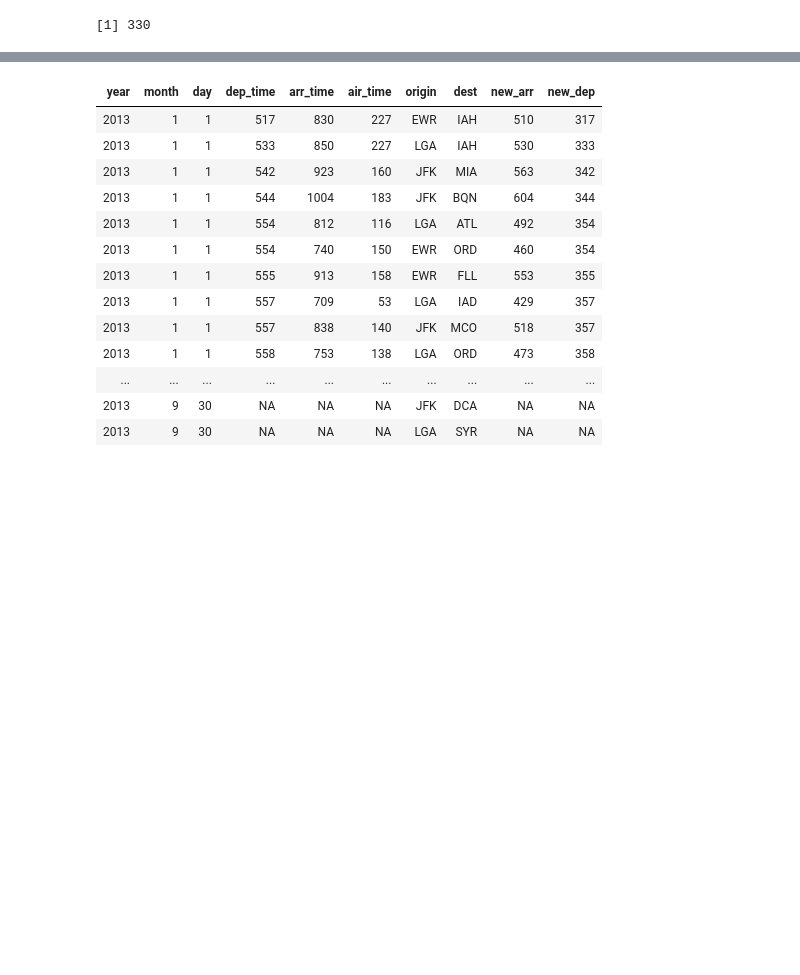
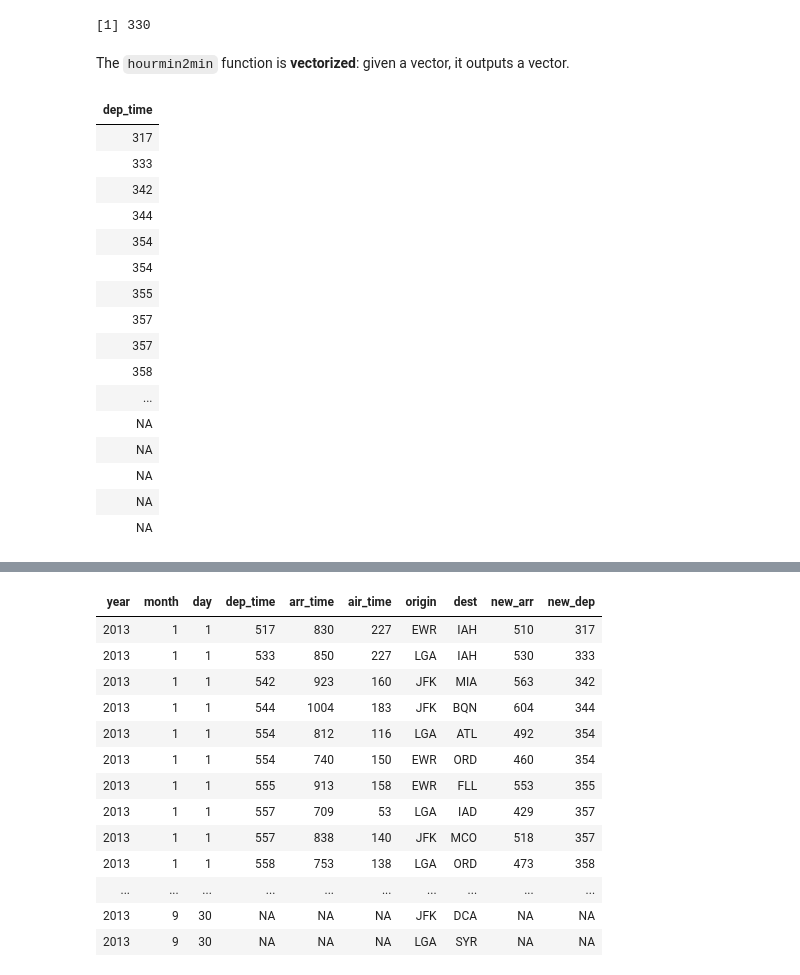
Before and after one commit to ambujtewari/stats306-fall2017, a Jupyter notebook: Lecture05.ipynb, the cells around one changed output, grey strips where cells are left out. Saved outputs shown, nothing was run; the diff lists cells and outputs as text; code cells hidden in the pictures; blank space fills up the shorter version.

```diff
--- a/Lecture05.ipynb
+++ b/Lecture05.ipynb
@@ -70,3 +82,25 @@ hourmin2min <- function(hm) {
 hourmin2min(530)
 # %% [output]
 [1] 330
+# %% [markdown]
+The `hourmin2min` function is **vectorized**: given a vector, it outputs a vector.
+# %%
+hourmin2min(select(my_flights, dep_time))
+# %% [output]
+| dep_time |
+| 317 |
+| 333 |
+| 342 |
+| 344 |
+| 354 |
+| 354 |
+| 355 |
+| 357 |
+| 357 |
+| 358 |
+| ... |
+| NA |
+| NA |
+| NA |
+| NA |
+| NA |
```
Also changed, not shown: parts of 20 cells of this notebook.
